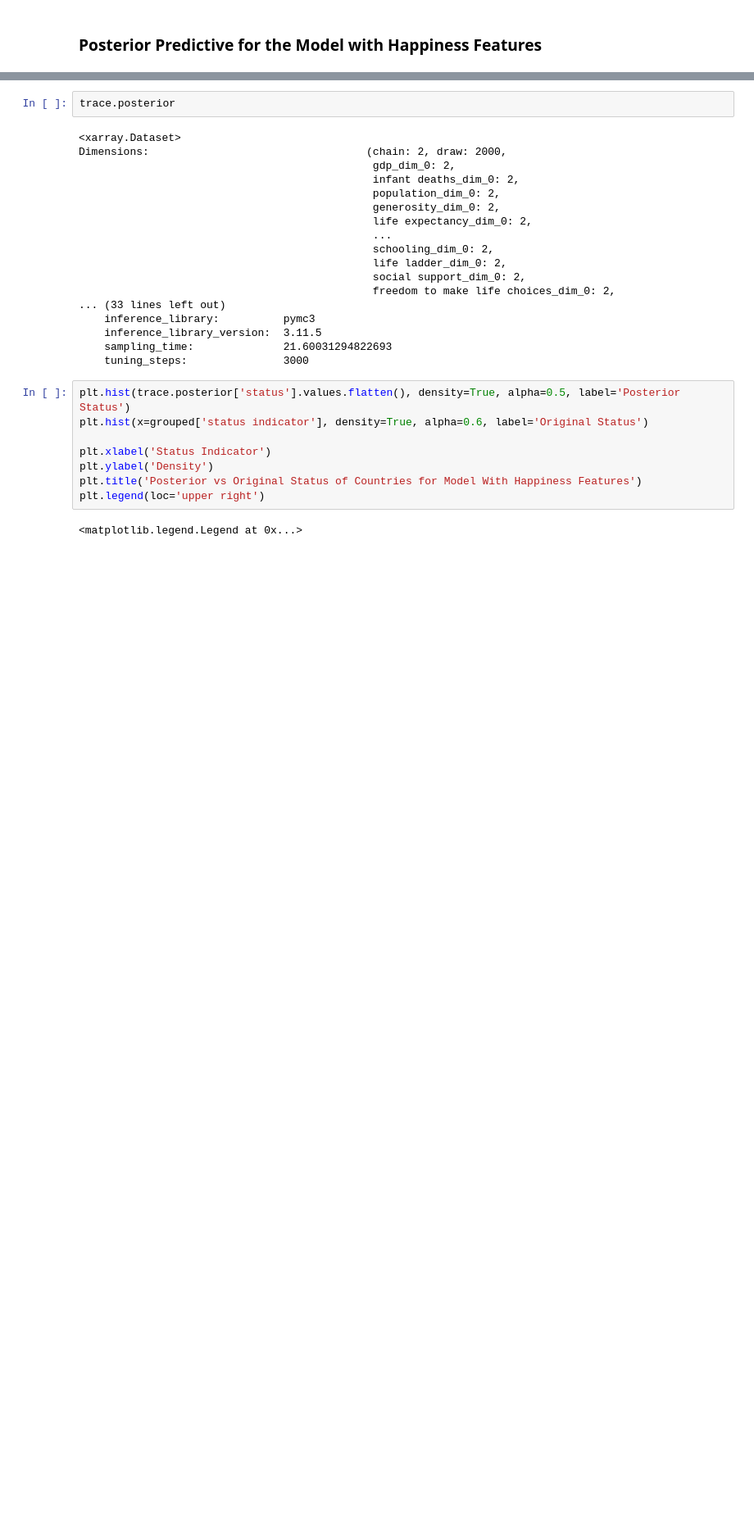
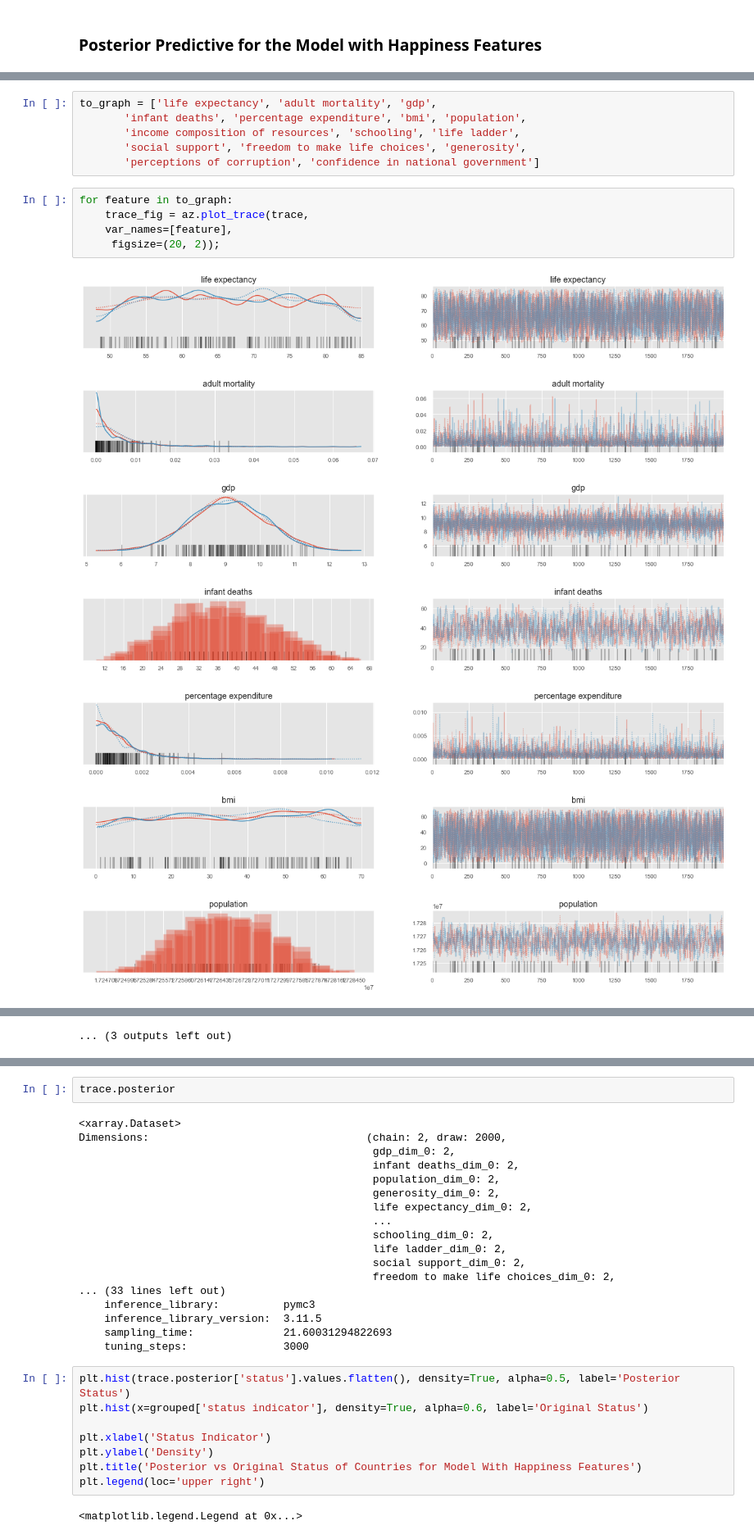
Before and after one commit to CassandraCalciano/data102---final-project, a Jupyter notebook: Final Project.ipynb, the cells around one changed output, grey strips where cells are left out. Shown at 82% size. Saved outputs shown, nothing was run; the diff lists cells and outputs as text; blank space fills up the shorter version.

```diff
--- a/Final Project.ipynb
+++ b/Final Project.ipynb
@@ -513,0 +553,19 @@ with develop_prediction:
+# %%
+to_graph = ['life expectancy', 'adult mortality', 'gdp',
+       'infant deaths', 'percentage expenditure', 'bmi', 'population',
+       'income composition of resources', 'schooling', 'life ladder',
+       'social support', 'freedom to make life choices', 'generosity',
+       'perceptions of corruption', 'confidence in national government']
+# %%
+for feature in to_graph:
+    trace_fig = az.plot_trace(trace,
+    var_names=[feature],
+     figsize=(20, 2));
+# %% [output]
+[figure, added]
+[figure, added]
+[figure, added]
+[figure, added]
+[figure, added]
+[figure, added]
+[figure, added]
@@ -513,0 +577 @@ with develop_prediction:
+... (3 outputs left out)
```
Also changed, not shown: parts of 20 cells of this notebook.
